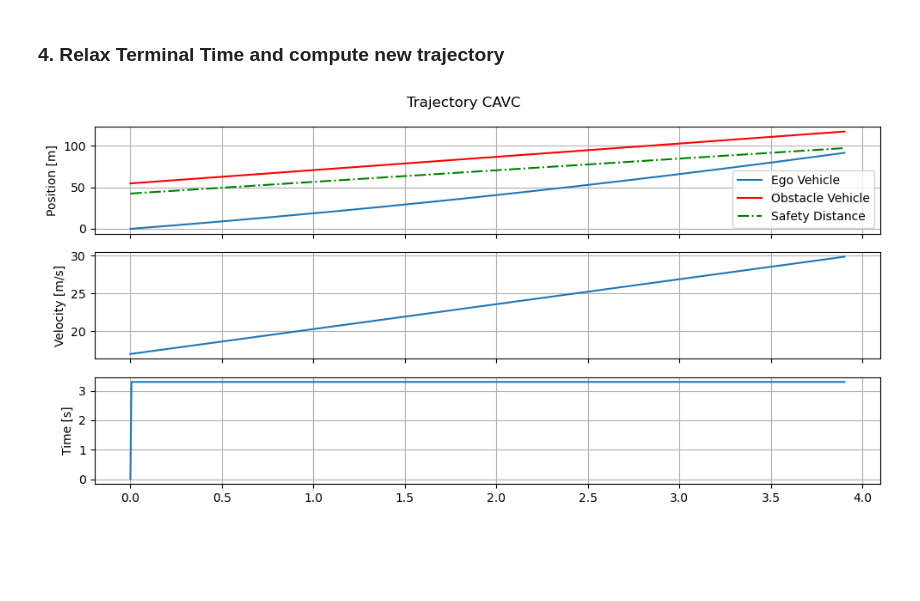
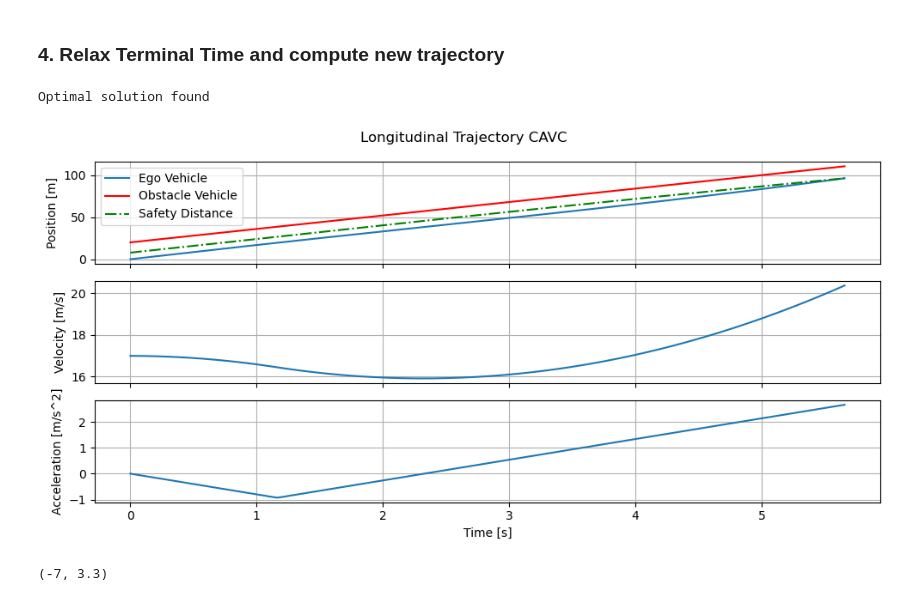
Before and after one commit to chaveza9/CAV-Game, a Jupyter notebook: examples/cav_c_selfish_trajectory.ipynb, the cells around one changed output. Drawn from its saved outputs; the diff is of its cells as text; code cells hidden in the pictures; blank space fills up the shorter version.

```diff
--- a/examples/cav_c_selfish_trajectory.ipynb
+++ b/examples/cav_c_selfish_trajectory.ipynb
@@ -23,16 +24,21 @@ x0 = 0       # Vehicle i initial x position [m]
 v0 = 17      # Vehicle i initial velocity [m/s]
 X0 = np.array([x0, v0])
 # Obstacle i initial conditions
-x0_obst = 14; # Obstacle i initial x position [m]
-v0_obst = 16;  # Obstacle i initial velocity [m/s]
+x0_obst = 20 # Obstacle i initial x position [m]
+v0_obst = 16  # Obstacle i initial velocity [m/s]
 X0_obst = np.array([x0_obst, v0_obst])
 # Obstacle location descriptor
 obstacles = {"front": X0_obst}
 # Construct optimization parameters
-maneuver_params = {"cav_type":"CAVC","alpha_time": 0.2, "alpha_control":0.1, "alpha_speed":0.7, "n":100}
+maneuver_params = {"cav_type":"CAVC",
+                   "n":300,
+                   "diff_method":'dae.finite_difference',
+                   "alpha_control":0.1,
+                   "alpha_time":0.1,
+                   "alpha_speed":0.9}
 # Construct vehicle model
 veh_params = {}
-cav_model = DoubleIntegratorDynamics(veh_params)
+cav_model = BicycleDynamics(veh_params)
 # Construct maneuver
 long_maneuver = SelfishManeuver(cav_model, x0 =  X0, x0_obst=obstacles, params = maneuver_params)
 # %% [markdown]
@@ -43,0 +46,5 @@ traj = long_maneuver.compute_longitudinal_trajectory(obstacle=True)
+# %%
+feasible, traj = long_maneuver.compute_longitudinal_trajectory(obstacle=True)
+
+if not feasible:
+    warn("Trajectory is infeasible")
@@ -46,6 +56,14 @@ traj = long_maneuver.compute_longitudinal_trajectory(obstacle=True)
 # %%
 # Extract previous terminal time
 tf = traj['t'][-1]
-traj = long_maneuver.relax_terminal_time(time=tf*1.1,obstacle=True)
+feasible, traj = long_maneuver.relax_terminal_time(time=tf*2,obstacle=True)
+
+if not feasible:
+    warn("Trajectory is infeasible")
 # %% [output]
+Optimal solution found
-[figure, old version]
+[figure, new version]
+# %%
+long_maneuver.u_bounds
+# %% [output]
+(-7, 3.3)
```
Also changed, not shown: parts of 3 cells of this notebook, 3 other files.
